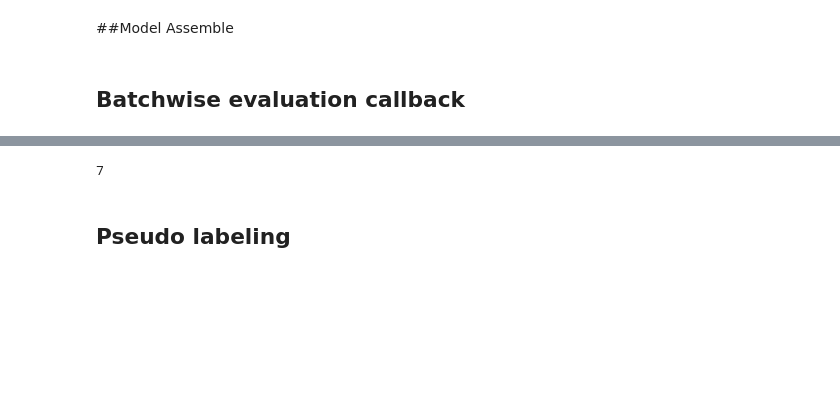
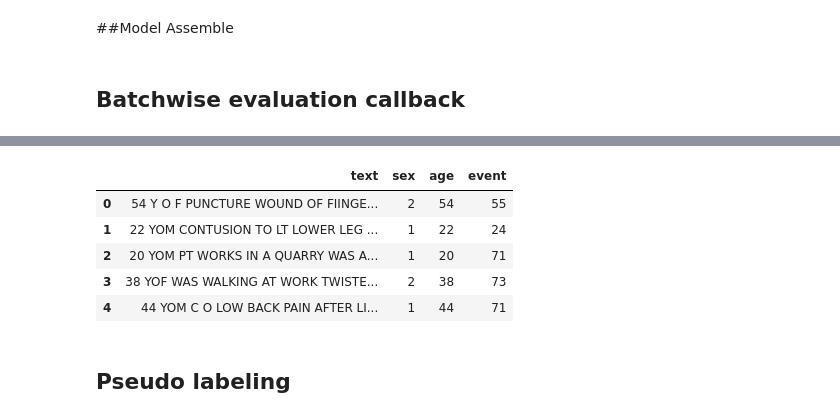
Before and after one commit to acmilannesta/Bert-embedding, a Jupyter notebook: CDC_Bert_Xlnet.ipynb, the cells around one changed output, grey strips where cells are left out. Cells and saved outputs as stored; diff of their text form; code cells hidden in the pictures; blank space fills up the shorter version.

```diff
--- a/CDC_Bert_Xlnet.ipynb
+++ b/CDC_Bert_Xlnet.ipynb
@@ -139,7 +159,7 @@ NUM_CLASSES = 48
 LR = 5e-5
 MIN_LR = 0
 OUTPUT_TRAIN = 'train_bert_ipredcv15_oof.csv'
-OUTPUT_TEST = 'test_base_multidrop.npy'
+OUTPUT_TEST = 'test_base_cv15.npy'
 config_path = 'uncased_L-12_H-768_A-12/bert_config.json' #@param ['uncased_L-12_H-768_A-12/bert_config.json', 'wwm_uncased_L-24_H-1024_A-16/bert_config.json', '/content/drive/My Drive/biobert_pretrain_output_all_notes_150000/bert_config.json']
 checkpoint_path = 'uncased_L-12_H-768_A-12/bert_model.ckpt' #@param ['uncased_L-12_H-768_A-12/bert_model.ckpt', 'wwm_uncased_L-24_H-1024_A-16/bert_model.ckpt', '/content/drive/My Drive/biobert_pretrain_output_all_notes_150000/model.ckpt']
 dict_path = 'uncased_L-12_H-768_A-12/vocab.txt' #@param ['uncased_L-12_H-768_A-12/vocab.txt', 'wwm_uncased_L-24_H-1024_A-16/vocab.txt', '/content/drive/My Drive/biobert_pretrain_output_all_notes_150000/vocab.txt']
@@ -226,12 +246,14 @@ def model_build(len_train):
     global LR
     global MAXLEN
 
+
     bert_model = load_trained_model_from_checkpoint(
         config_path,
         checkpoint_path,
         seq_len = MAXLEN,
         trainable=True
     )
+
 
     # clinic_model = load_trained_model_from_checkpoint(
     #     config_path1,
@@ -260,8 +282,8 @@ def model_build(len_train):
         outputs.append(tmp)
 
     # dense = concatenate([d_avg, aux_in])
-    # outputs = Dense(NUM_CLASSES, activation='softmax')(dense)
-    outputs = Average()(outputs)
+    outputs = Dense(NUM_CLASSES, activation='softmax')(bert)
+    # outputs = Average()(outputs)
     model = Model([x1_in, x2_in, aux_in], outputs)
 
     decay_steps, warmup_steps = calc_train_steps(
@@ -311,19 +333,19 @@ class IntervalPrediction(Callback):
             s3.upload_file('model.h5', 'acmilannesta', 'ipred/'+model_file)
 # %%
 test_indices, test_aux = convert_data(test, branch='test')
-# pred = np.zeros((len(test), NUM_CLASSES))
-pred = np.load(OUTPUT_TEST)
+pred = np.zeros((len(test), NUM_CLASSES))
+# pred = np.load(OUTPUT_TEST)
 kf = RepeatedStratifiedKFold(n_splits=5, n_repeats=3, random_state=0)
 idx = [x for x in kf.split(train, train.wt_freq)]
 
-for i, (tr_idx, val_idx) in enumerate(idx[3:], 4):
+for i, (tr_idx, val_idx) in enumerate(idx, 1):
     print('\nFold - {:}\n'.format(i))
     tr, val = train.loc[tr_idx], train.loc[val_idx]
     tr_x, tr_y, tr_aux = convert_data(tr)
     val_x, val_y, val_aux = convert_data(val)
     model = model_build(len_train=len(tr_x))
     train_D = data_generator(list(zip(tr_x, tr_y, tr_aux)))
-    valid_D = data_generator(list(zip(val_x, val_y, val_aux)), branch='valid')
+    # valid_D = data_generator(list(zip(val_x, val_y, val_aux)), branch='valid')
     test_D = data_generator(list(zip(test_indices, test_aux)), branch='test')
     # ipred = IntervalPrediction(test_data=test_D, pred=pred, nsplits=kf.get_n_splits(), fold=i, pred1=pred1)
     model.fit_generator(
@@ -332,9 +354,9 @@ for i, (tr_idx, val_idx) in enumerate(idx[3:], 4):
         epochs=NUM_EPOCHS,
         # callbacks = [ipred]
     )
-    oof_pred = model.predict_generator(valid_D.__iter__(), len(valid_D), verbose=1)
+    # oof_pred = model.predict_generator(valid_D.__iter__(), len(valid_D), verbose=1)
     # train_aug.loc[val_idx, 'oof_pred'] = np.argmax(oof_pred, 1)
-    print('oof - {:} f1_score - {:.4f}'.format(i, f1_score(val_y, np.argmax(oof_pred, 1), average='weighted')))
+    # print('oof - {:} f1_score - {:.4f}'.format(i, f1_score(val_y, np.argmax(oof_pred, 1), average='weighted')))
 
     pred += model.predict_generator(test_D.__iter__(), len(test_D), verbose=1) / kf.get_n_splits()
     np.save(OUTPUT_TEST, pred)
@@ -373,24 +373,30 @@ Epoch 1/3
 # %%
 test_D = data_generator(list(zip(test_indices, test_aux)), branch='test')
-pred_e4 = np.zeros((len(test), NUM_CLASSES))
-for i in range(2, 16):
+pred_md = np.zeros((len(test), NUM_CLASSES))
+for i in range(2, 9):
     print('Fold - {:} - Prediction'.format(i))
-    load_file = 'ipred/model-oof-' + str(i) + '-4.h5'
+    load_file = 'base/model-oof-' + str(i) + '.h5'
     s3.download_file(Bucket='acmilannesta', Key=load_file, Filename='model.h5')
     loaded = load_model('model.h5', custom_objects=get_custom_objects())
-    pred_e4 += loaded.predict_generator(test_D.__iter__(), len(test_D), verbose=1) / kf.get_n_splits()
+    pred_md += loaded.predict_generator(test_D.__iter__(), len(test_D), verbose=1) / kf.get_n_splits()
     del loaded
     !rm model.h5
     gc.collect()
-# %% [output]
-7
 # %%
 model = model_build(len(test_D))
 model.load_weights(model.h5)
 # %%
 test['event'] = np.argmax(pred, 1)
 test.event = test.event.map({x: y for x, y in enumerate(np.sort(train.event.unique()))})
 test.to_csv('solution.csv', index=False)
+test.head()
+# %% [output]
+|  | text | sex | age | event |
+| 0 | 54 Y O F PUNCTURE WOUND OF FIINGE... | 2 | 54 | 55 |
+| 1 | 22 YOM CONTUSION TO LT LOWER LEG ... | 1 | 22 | 24 |
+| 2 | 20 YOM PT WORKS IN A QUARRY WAS A... | 1 | 20 | 71 |
+| 3 | 38 YOF WAS WALKING AT WORK TWISTE... | 2 | 38 | 73 |
+| 4 | 44 YOM C O LOW BACK PAIN AFTER LI... | 1 | 44 | 71 |
 # %%
 # fit on whole training set and make preds on testing set
 train_x, train_y, train_aux = convert_data(train)
```
Also changed, not shown: parts of 3 cells of this notebook.
